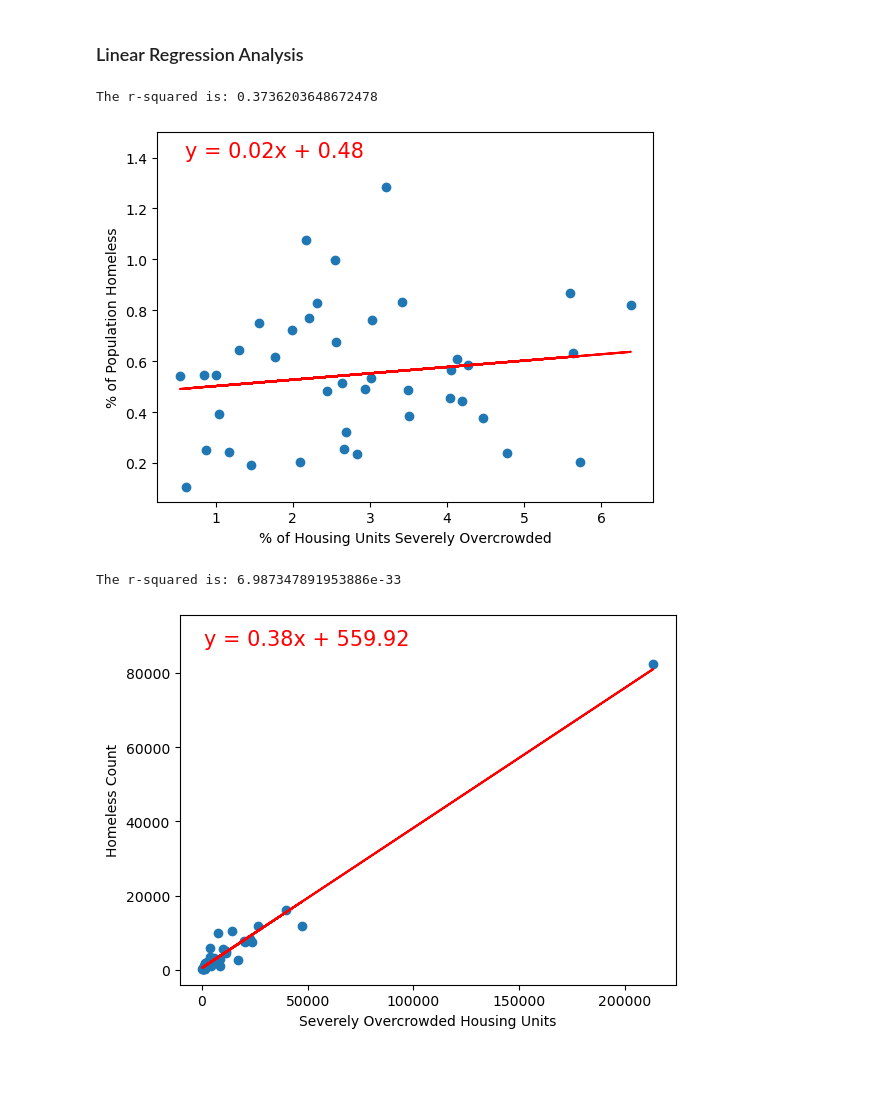
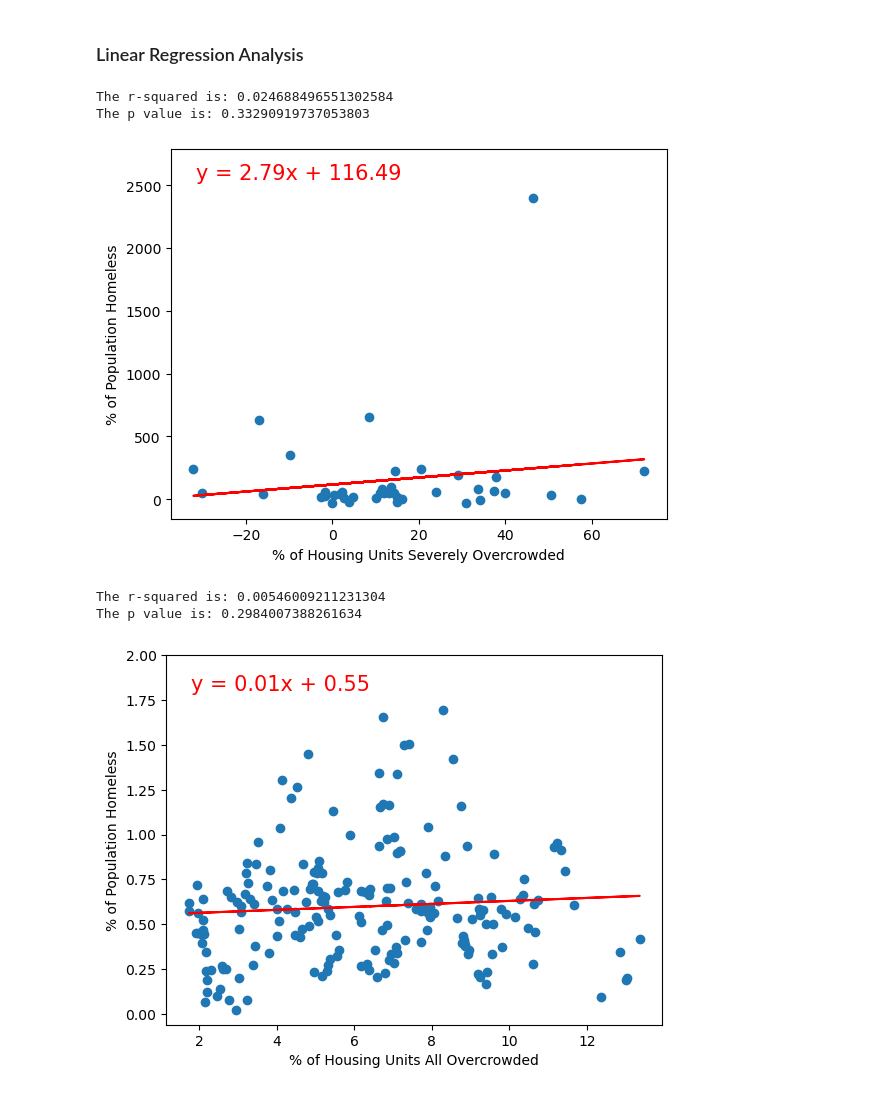
Before and after one commit to evacs/Project-1, a Jupyter notebook: housing_jeff.ipynb, the cells around one changed output. Cells and saved outputs as stored; diff of their text form; code cells hidden in the pictures; blank space fills up the shorter version.

```diff
--- a/housing_jeff.ipynb
+++ b/housing_jeff.ipynb
@@ -84,25 +126,29 @@ housing_df['County'] = housing_df['County'].str.replace(', California','')
 # Add columns rolling up data on overcrowded housing units
 housing_df['Units Overcrowded'] = housing_df['B25014_005E'] + housing_df['B25014_011E']
 housing_df['Units Severely Overcrowded'] = (housing_df['B25014_006E'] + housing_df['B25014_007E'] +
-                                            housing_df['B25014_012E'] + housing_df['B25014_012E']
+                                            housing_df['B25014_012E'] + housing_df['B25014_013E']
                                            )
 
 # Add columns rolling up data on housing units based on housing costs and household income
 housing_df['Units Income < 50K'] = (housing_df['B25106_003E'] + housing_df['B25106_007E'] +
-                                    housing_df['B25106_011E'] + housing_df['B25106_025E'] +
-                                    housing_df['B25106_029E'] + housing_df['B25106_033E']
+                                    housing_df['B25106_011E'] + housing_df['B25106_015E'] +
+                                    housing_df['B25106_019E'] + housing_df['B25106_025E'] +
+                                    housing_df['B25106_029E'] + housing_df['B25106_033E'] +
+                                    housing_df['B25106_037E'] + housing_df['B25106_041E']
                                    )
 housing_df['Units Costs >= 30%'] = (housing_df['B25106_006E'] + housing_df['B25106_010E'] +
-                                    housing_df['B25106_014E'] + housing_df['B25106_028E'] +
-                                    housing_df['B25106_032E'] + housing_df['B25106_036E']
+                                    housing_df['B25106_014E'] + housing_df['B25106_018E'] +
+                                    housing_df['B25106_022E'] + housing_df['B25106_028E'] +
+                                    housing_df['B25106_032E'] + housing_df['B25106_036E'] +
+                                    housing_df['B25106_040E'] + housing_df['B25106_044E']
                                    )
 
 # Remove unneeded columns
 # https://sparkbyexamples.com/pandas/pandas-drop-columns-by-index/
-housing_clean_df = housing_df.drop(housing_df.iloc[:, 3:23], axis = 1)
+housing_clean_df = housing_df.drop(housing_df.iloc[:, 3:31], axis = 1)
 
 # Export clean data to csv
-url_path = Path('output_data/housing_clean_data.csv')
+url_path = Path('output_data/housing_clean_2021.csv')
 housing_clean_df.to_csv(url_path, index=False)
 
 # Print the dataframe
@@ -117,12 +163,12 @@ housing_clean_df.head()
 # %%
-# Create final housing dataframe that includes CoC and % calculations for comparison with
+# Create final housing dataframe that includes CoC
 url_path = Path('Resources/County-CoC Mapping.csv')
 coc_mapping = pd.read_csv(url_path)
 
 # Create new dataframe with housing and CoC data
-housing_coc_df = pd.merge(housing_clean_df, coc_mapping, on='County', how='left')
-housing_coc_df = housing_coc_df.groupby('Continuum of Care').sum(numeric_only=True).reset_index()
+housing_coc_df = pd.merge(housing_clean_df, coc_mapping, on=['County'], how='left')
+housing_coc_df = housing_coc_df.groupby(['Year', 'Continuum of Care']).sum(numeric_only=True).reset_index()
 
 print(len(housing_coc_df))
-housing_coc_df.head()
+housing_coc_df
 # %% [output]
@@ -138,7 +191,7 @@ housing_coc_df.head()
 url_path = Path('resources/experiencing_homelessness_age_demographics.csv')
 homeless_df = pd.read_csv(url_path)
 # %%
-# Clean up data and calculate 5 year average
+# Clean up homeless data and prep to merge with housing data
 
 # Rename existing columns
 homeless_df = homeless_df.rename(
@@ -154,9 +207,8 @@ homeless_df = homeless_df.rename(
 homeless_df = homeless_df.loc[homeless_df['Homeless Count']!='*']
 homeless_df['Homeless Count'] = homeless_df['Homeless Count'].astype(int)
 
-# Remove counts for California and years 2021 and 2022
-homeless_df = homeless_df.loc[(homeless_df['Continuum of Care']!='California') &
-                             (homeless_df['Year'] < 2021)]
+# Remove counts for all of California
+homeless_df = homeless_df.loc[homeless_df['Continuum of Care'] != 'California']
 
 # Rename multiple CoCs in LA so they roll up into one number per year
 la_cocs = ['Glendale CoC (Los Angeles County)', 'Pasadena CoC (Los Angeles County)', 'Long Beach CoC (Los Angeles County)']
@@ -165,10 +217,8 @@ homeless_df['Continuum of Care'] = homeless_df['Continuum of Care'].replace(la_c
 # Group by year and COC name and sum homeless counts
 homeless_df = homeless_df.groupby(['Year', 'Continuum of Care'])['Homeless Count'].sum().reset_index()
 
-# Group by CoC and calculate average homeless count for each county
-homeless_mean = homeless_df.groupby('Continuum of Care')['Homeless Count'].mean().reset_index()
 
 # Print row and countthe dataframe
-print(len(homeless_mean))
-homeless_mean.head()
+print(len(homeless_df))
+# homeless_df
 # %% [output]
@@ -302,26 +358,36 @@ def plot_lin_reg(x_values, y_values, labels):
     plt.show()
 # %%
 # Linear regression % Severely Overcrowded vs % of Homeless
-# define x and y lables for function
+
+# Set years for comparison
+data_y1 = final_df[final_df['Year'] == 2017].reset_index()
+data_y2 = final_df[final_df['Year'] == 2021].reset_index()
+
+# Define x and y values and labels for function
 labels = {'x': '% of Housing Units Severely Overcrowded',
           'y': '% of Population Homeless'}
 
-# call function to plot linear regression
-plot_lin_reg(housing_homeless_df['% Units Severely Overcrowded'], housing_homeless_df['% Homeless'], labels)
+# Calculate % change from year 1 to year 2
+x_values = ((data_y2['% Units Severely Overcrowded'] - data_y1['% Units Severely Overcrowded']) /
+            data_y1['% Units Severely Overcrowded']) * 100
+y_values = ((data_y2['% Homeless'] - data_y1['% Homeless']) /
+            data_y1['% Homeless']) * 100
 
-# Test charts if LA is removed
-# housing_homeless_df = housing_homeless_df.loc[housing_homeless_df['Continuum of Care']!='Los Angeles County CoC']
+# Call function to plot linear regression
+plot_lin_reg(x_values, y_values, labels)
 # %% [output]
-The r-squared is: 0.3736203648672478
+The r-squared is: 0.024688496551302584
+The p value is: 0.33290919737053803
-[figure, old version]
+[figure, new version]
 # %%
 # Linear regression comparing Severely Overcrowded Housing Units and Homeless Count
 # define x and y lables for function
-labels = {'x': 'Severely Overcrowded Housing Units',
-          'y': 'Homeless Count'}
+labels = {'x': '% of Housing Units All Overcrowded',
+          'y': '% of Population Homeless'}
 
 # call function to plot linear regression
-plot_lin_reg(housing_homeless_df['Units Severely Overcrowded'], housing_homeless_df['Homeless Count'], labels)
+plot_lin_reg(final_df['% Units All Overcrowded'], final_df['% Homeless'], labels)
 # %% [output]
-The r-squared is: 6.987347891953886e-33
+The r-squared is: 0.00546009211231304
+The p value is: 0.2984007388261634
-[figure, old version]
+[figure, new version]
```
Also changed, not shown: parts of 19 cells of this notebook, 4 other files.
